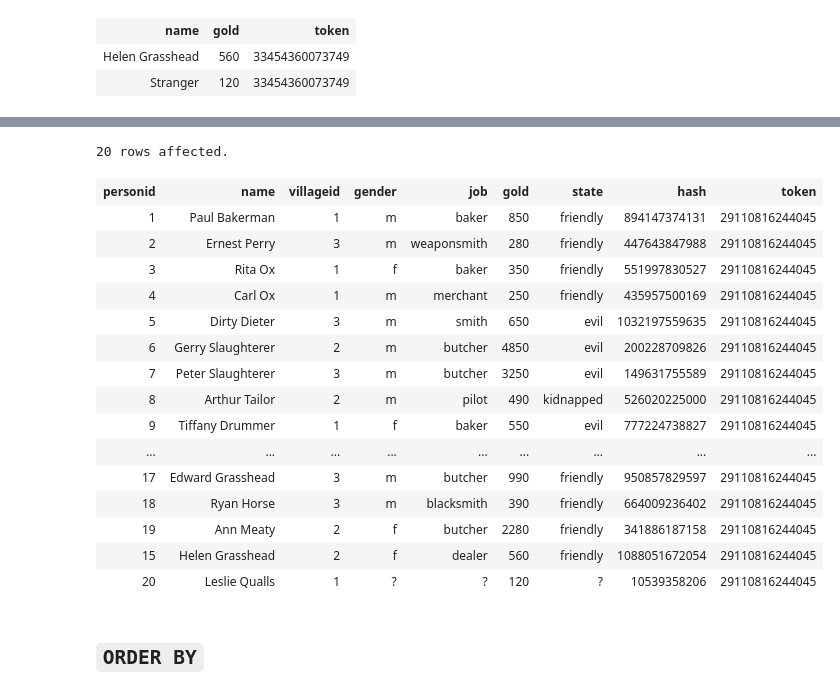
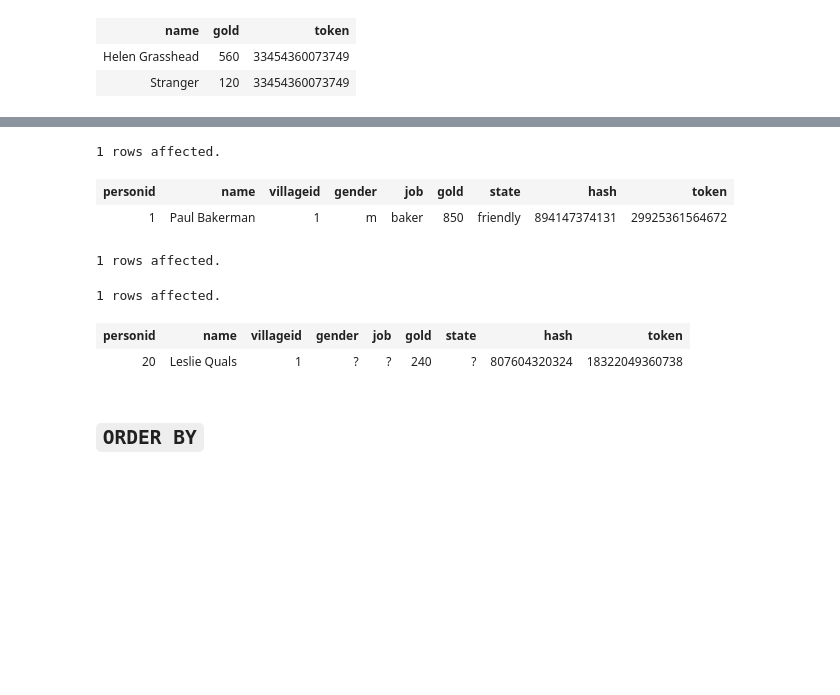
Before and after one commit to laowantong/sqlab_island, a Jupyter notebook: en/postgresql/sqlab_island.ipynb, the cells around one changed output, grey strips where cells are left out. Cells and saved outputs as stored; diff of their text form; code cells hidden in the pictures; blank space fills up the shorter version.

```diff
--- a/en/postgresql/sqlab_island.ipynb
+++ b/en/postgresql/sqlab_island.ipynb
@@ -576,27 +961,31 @@ WHERE personid = 20
 # %%
 %%sql
 -- Hint. Restrict the result to your row (20).
 SELECT *
      , salt_080(sum(hash) OVER ()) AS token
 FROM inhabitant
+limit 1
 # %% [output]
-20 rows affected.
+1 rows affected.
 | personid | name | villageid | gender | job | gold | state | hash | token |
-| 1 | Paul Bakerman | 1 | m | baker | 850 | friendly | 894147374131 | 29110816244045 |
-| 2 | Ernest Perry | 3 | m | weaponsmith | 280 | friendly | 447643847988 | 29110816244045 |
-| 3 | Rita Ox | 1 | f | baker | 350 | friendly | 551997830527 | 29110816244045 |
-| 4 | Carl Ox | 1 | m | merchant | 250 | friendly | 435957500169 | 29110816244045 |
-| 5 | Dirty Dieter | 3 | m | smith | 650 | evil | 1032197559635 | 29110816244045 |
-| 6 | Gerry Slaughterer | 2 | m | butcher | 4850 | evil | 200228709826 | 29110816244045 |
-| 7 | Peter Slaughterer | 3 | m | butcher | 3250 | evil | 149631755589 | 29110816244045 |
-| 8 | Arthur Tailor | 2 | m | pilot | 490 | kidnapped | 526020225000 | 29110816244045 |
-| 9 | Tiffany Drummer | 1 | f | baker | 550 | evil | 777224738827 | 29110816244045 |
-| ... | ... | ... | ... | ... | ... | ... | ... | ... |
-| 17 | Edward Grasshead | 3 | m | butcher | 990 | friendly | 950857829597 | 29110816244045 |
-| 18 | Ryan Horse | 3 | m | blacksmith | 390 | friendly | 664009236402 | 29110816244045 |
-| 19 | Ann Meaty | 2 | f | butcher | 2280 | friendly | 341886187158 | 29110816244045 |
-| 15 | Helen Grasshead | 2 | f | dealer | 560 | friendly | 1088051672054 | 29110816244045 |
-| 20 | Leslie Qualls | 1 | ? | ? | 120 | ? | 10539358206 | 29110816244045 |
+| 1 | Paul Bakerman | 1 | m | baker | 850 | friendly | 894147374131 | 29925361564672 |
+# %%
+%%sql
+-- Hint. The name Qualls contains two 'l's.
+UPDATE inhabitant
+SET name = 'Leslie Quals'
+WHERE personid = 20;
+
+
+SELECT *
+     , salt_080(sum(hash) OVER ()) AS token
+FROM inhabitant
+WHERE personid = 20
+# %% [output]
+1 rows affected.
+1 rows affected.
+| personid | name | villageid | gender | job | gold | state | hash | token |
+| 20 | Leslie Quals | 1 | ? | ? | 240 | ? | 807604320324 | 18322049360738 |
 # %% [markdown]
 ## `ORDER BY`
 # %% [markdown]
```
Also changed, not shown: parts of 136 cells of this notebook, 18 other files.
